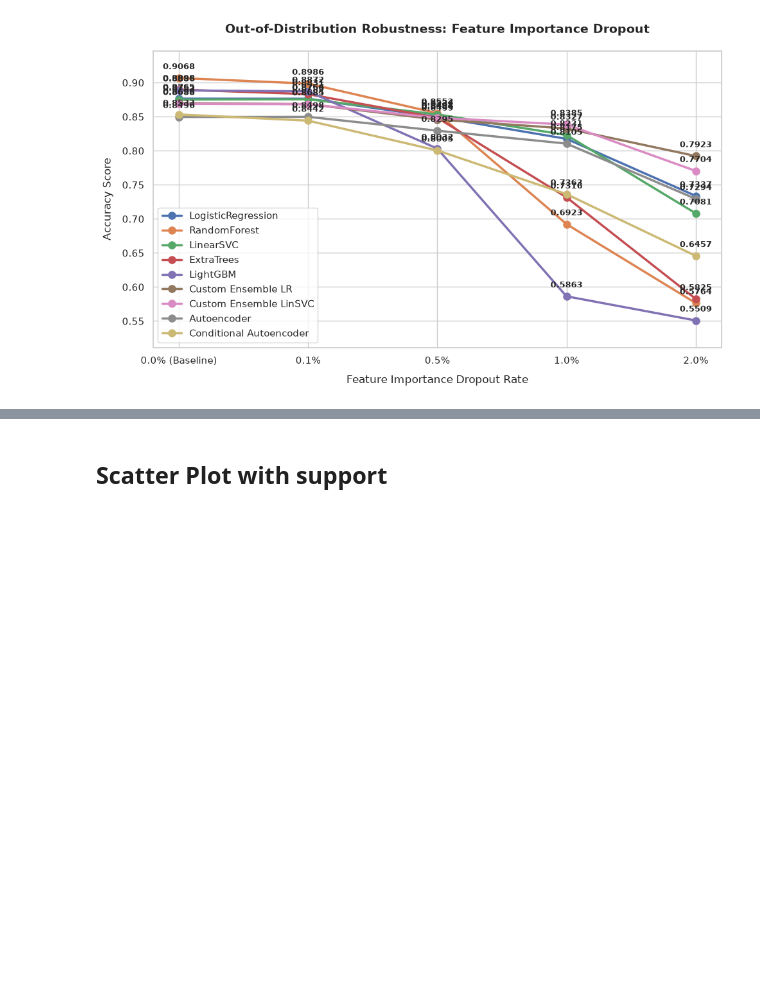
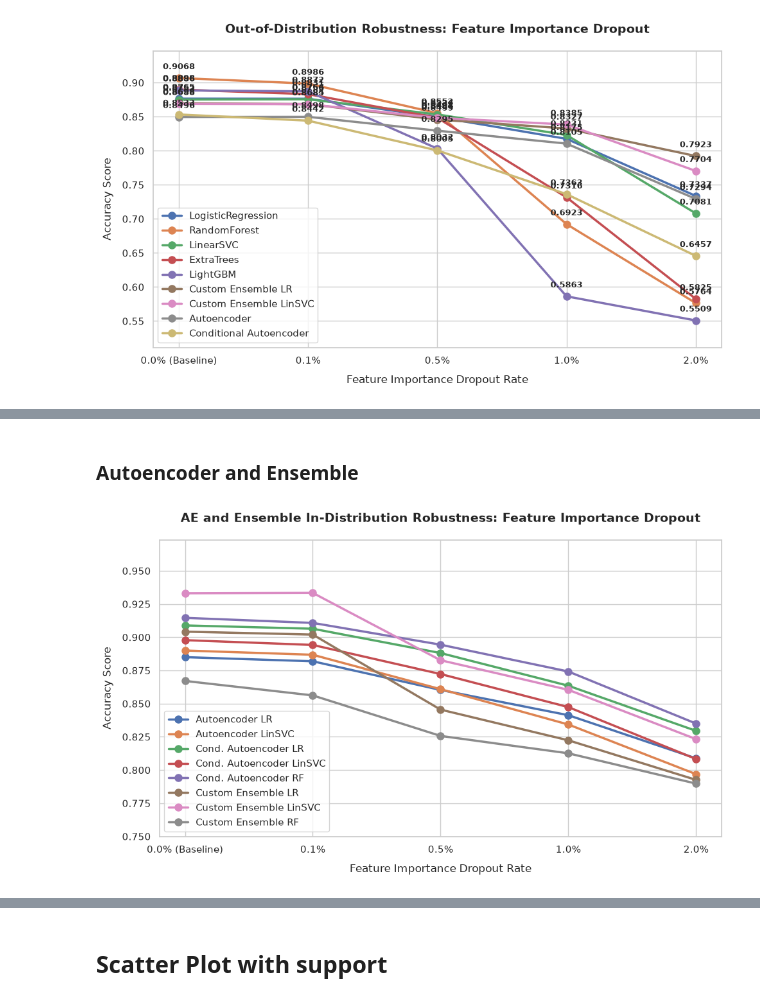
Before and after one commit to Boolean-true/CLACELL, a Jupyter notebook: evaluation/plot_robustness_results.ipynb, the cells around one changed output, grey strips where cells are left out. Cells and saved outputs as stored; diff of their text form; code cells hidden in the pictures; blank space fills up the shorter version.

```diff
--- a/evaluation/plot_robustness_results.ipynb
+++ b/evaluation/plot_robustness_results.ipynb
@@ -108,0 +208,54 @@ plt.show()
+# %% [markdown]
+### Autoencoder and Ensemble
+# %%
+import matplotlib.pyplot as plt
+import seaborn as sns
+
+sns.set_theme(style="whitegrid")
+
+dropout_rates = ['0.0% (Baseline)', '0.1%', '0.5%', '1.0%', '2.0%']
+
+data = {
+    'Autoencoder LR': [0.885, 0.8819, 0.8603, 0.8413, 0.8088],
+    'Autoencoder LinSVC': [0.89, 0.8868, 0.8609, 0.8343, 0.7969],
+    'Cond. Autoencoder LR': [0.9089, 0.9064, 0.8881, 0.8635, 0.8295],
+    'Cond. Autoencoder LinSVC': [0.8978, 0.8942, 0.8723, 0.8474, 0.8083],
+    'Cond. Autoencoder RF': [0.9146, 0.9108, 0.8944, 0.8742, 0.835],
+    'Custom Ensemble LR': [0.9042, 0.902, 0.8455, 0.8224, 0.7926],
+    'Custom Ensemble LinSVC': [0.9331, 0.9334, 0.8827, 0.8604, 0.8233],
+    'Custom Ensemble RF': [0.8671, 0.8562, 0.8257, 0.8126, 0.7898],
+}
+
+plt.figure(figsize=(10, 6), dpi=100)
+
+for model_name, accuracies in data.items():
+    line = plt.plot(dropout_rates, accuracies, marker='o', linewidth=2.5, markersize=8, label=model_name)
+"""
+    for i, acc in enumerate(accuracies):
+        plt.annotate(
+            f"{acc:.4f}",
+            (dropout_rates[i], acc),
+            textcoords="offset points",
+            xytext=(0, 10),
+            ha='center',
+            fontsize=9,
+            fontweight='semibold'
+        )
+"""
+
+plt.xlabel('Feature Importance Dropout Rate', fontsize=12, labelpad=10)
+plt.ylabel('Accuracy Score', fontsize=12, labelpad=10)
+plt.title('AE and Ensemble In-Distribution Robustness: Feature Importance Dropout', fontsize=14, fontweight='bold', pad=20)
+
+all_values = [val for accs in data.values() for val in accs]
+plt.ylim(min(all_values) - 0.04, max(all_values) + 0.04)
+
+plt.legend(loc='lower left', fontsize=11, frameon=True)
+
+plt.tight_layout()
+
+plt.savefig('in_distribution_ae_ensemble_robustness_comparison.png')
+
+plt.show()
+# %% [output]
+[figure, added]
```
Also changed, not shown: parts of 15 cells of this notebook, 29 other files.
